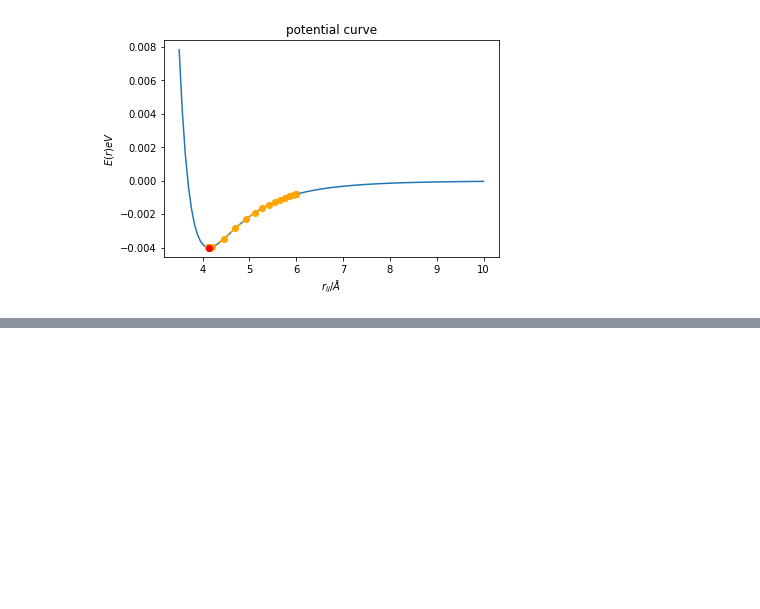
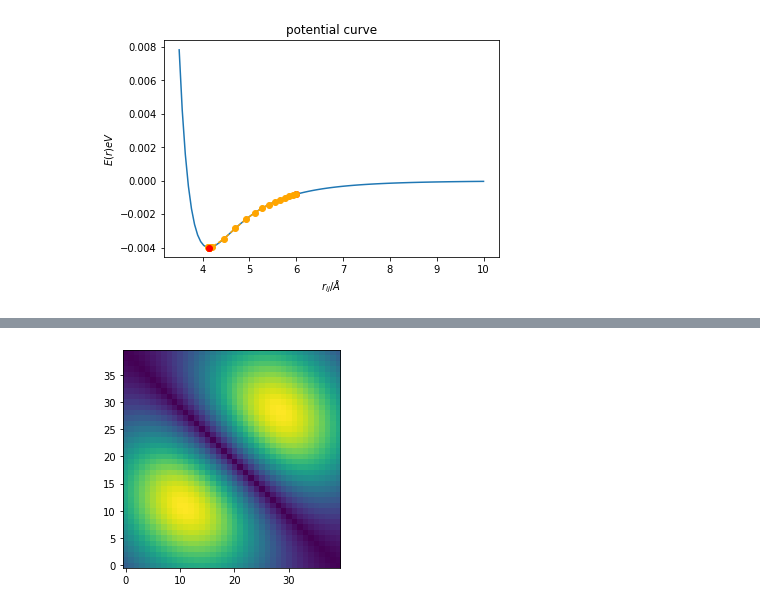
Before and after one commit to elhamng/assignments, a Jupyter notebook: dl/machine-learning-for-physicists/W2_DL_GD.ipynb, the cells around one changed output, grey strips where cells are left out. Cells and saved outputs as stored; diff of their text form; code cells hidden in the pictures; blank space fills up the shorter version.

```diff
--- a/dl/machine-learning-for-physicists/W2_DL_GD.ipynb
+++ b/dl/machine-learning-for-physicists/W2_DL_GD.ipynb
@@ -193,0 +357,11 @@ https://towardsdatascience.com/complete-step-by-step-gradient-descent-algorithm-
+# %%
+def myFunc(x0,x1):
+    r2=x0**2+x1**2
+    return(np.exp(-5*r2)*abs(x1+x0))
+
+xrange= np.linspace(-0.5,0.5,40)
+X0,X1=np.meshgrid(xrange,xrange)
+plt.imshow(myFunc(X0,X1),interpolation='nearest',origin='lower')
+plt.show()
+# %% [output]
+[figure, added]
```
Also changed, not shown: parts of 29 cells of this notebook.
